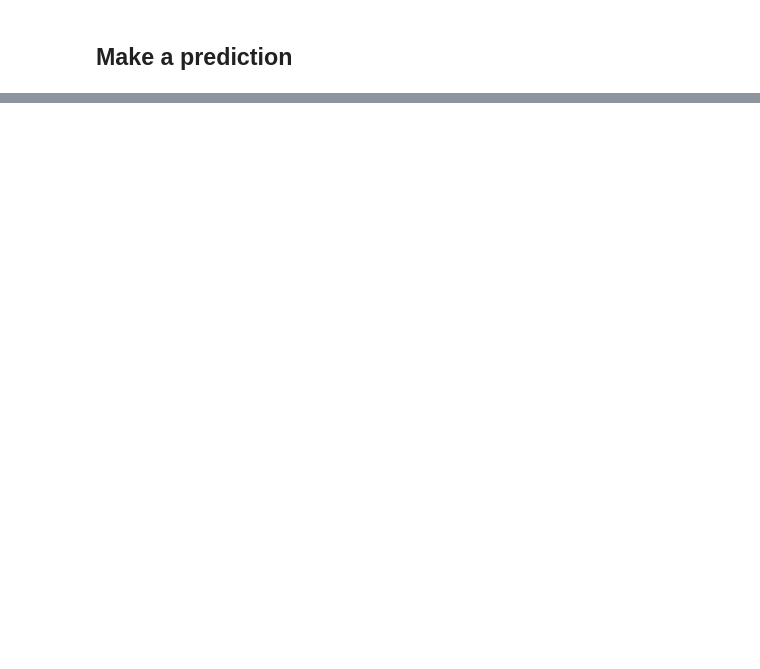
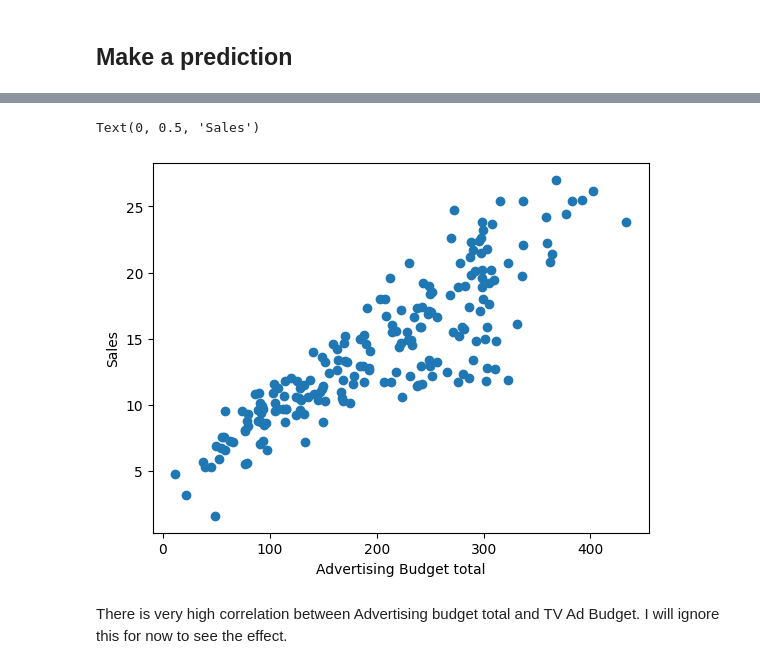
Before and after one commit to jenny4567/intro-to-data-analysis, a Jupyter notebook: stats_bites02/notebooks/03_Multiple_Linear_Regression.ipynb, the cells around one changed output, grey strips where cells are left out. Saved outputs shown, nothing was run; the diff lists cells and outputs as text; code cells hidden in the pictures; blank space fills up the shorter version.

```diff
--- a/stats_bites02/notebooks/03_Multiple_Linear_Regression.ipynb
+++ b/stats_bites02/notebooks/03_Multiple_Linear_Regression.ipynb
@@ -305,0 +370,9 @@ Notes:
+# %%
+plt.scatter(budgets['Advertising Budget total'], budgets['Sales'])
+plt.xlabel("Advertising Budget total")
+plt.ylabel("Sales")
+# %% [output]
+Text(0, 0.5, 'Sales')
+[figure, added]
+# %% [markdown]
+There is very high correlation between Advertising budget total and TV Ad Budget. I will ignore this for now to see the effect.
```
Also changed, not shown: parts of 50 cells of this notebook, 19 other files.
